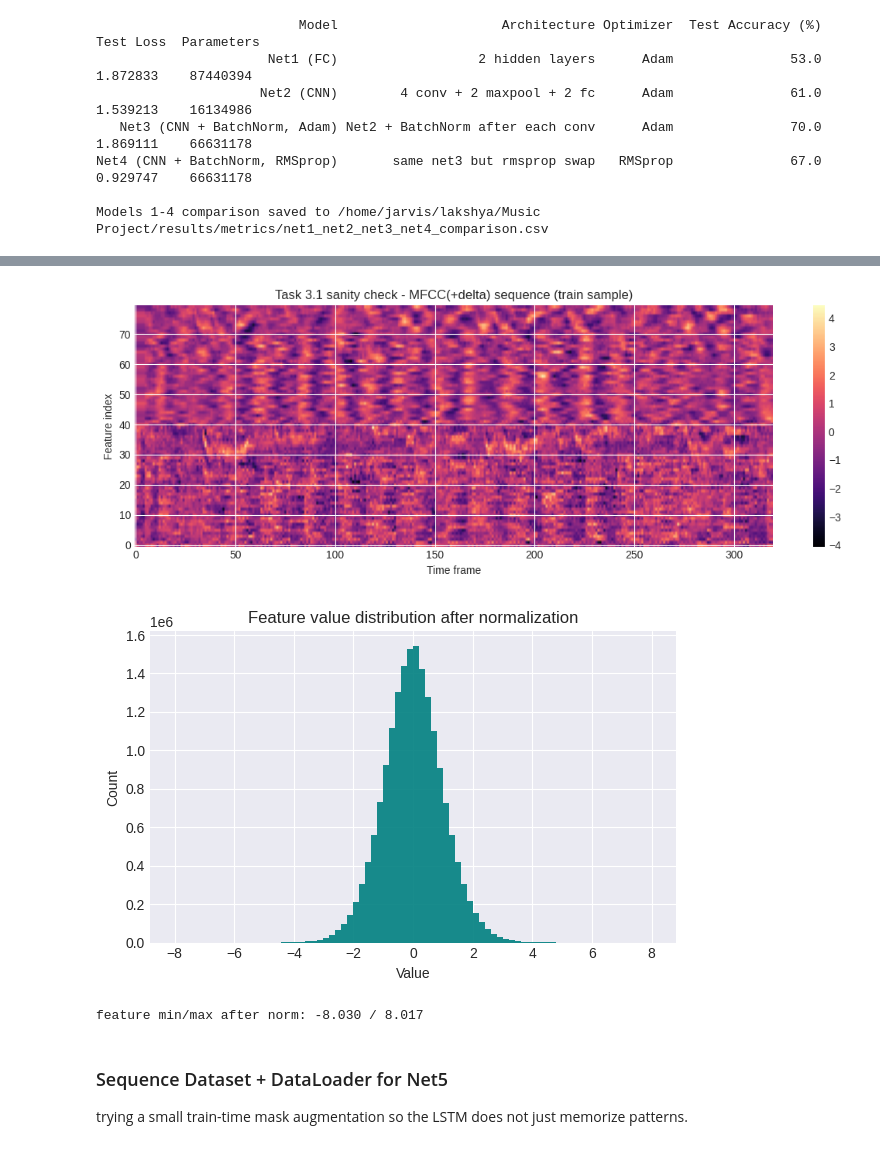
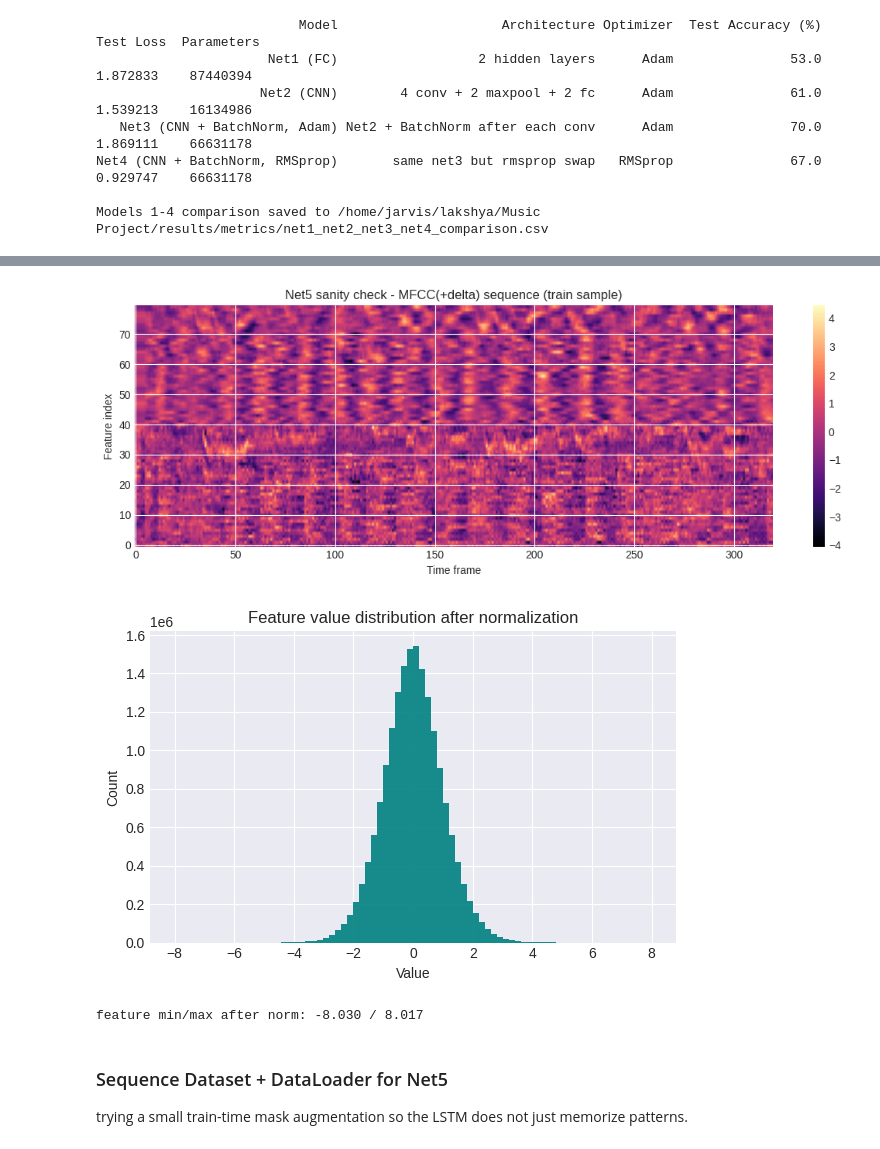
Before and after one commit to LakshyaMaharshi/Music-Genre-Classification-Project, a Jupyter notebook: notebooks/music_genre_classification.ipynb, the cells around one changed output, grey strips where cells are left out. Cells and saved outputs as stored; diff of their text form; code cells hidden in the pictures.

```diff
--- a/notebooks/music_genre_classification.ipynb
+++ b/notebooks/music_genre_classification.ipynb
@@ -1849,27 +1721,27 @@ train label distribution: {np.int64(0): 70, np.int64(1): 70, np.int64(2): 70, np
 # %%
 # quick feature visuals for report + sanity checks
 sample_idx = 3
 
 plt.figure(figsize=(11, 4))
 plt.imshow(train_x[sample_idx].T, aspect='auto', origin='lower', cmap='magma')
 plt.colorbar()
-plt.title('Task 3.1 sanity check - MFCC(+delta) sequence (train sample)')
+plt.title('Net5 sanity check - MFCC(+delta) sequence (train sample)')
 plt.xlabel('Time frame')
 plt.ylabel('Feature index')
 plt.tight_layout()
 plt.show()
 
 plt.figure(figsize=(6, 4))
 plt.hist(train_x.reshape(-1), bins=80, alpha=0.9, color='teal')
 plt.title('Feature value distribution after normalization')
 plt.xlabel('Value')
 plt.ylabel('Count')
 plt.tight_layout()
 plt.show()
 
 print(f'feature min/max after norm: {train_x.min():.3f} / {train_x.max():.3f}')
 # %% [output]
-[figure, old version]
+[figure, new version]
 [figure]
 feature min/max after norm: -8.030 / 8.017
 # %% [markdown]
```
Also changed, not shown: parts of 9 cells of this notebook, 2 other files.
